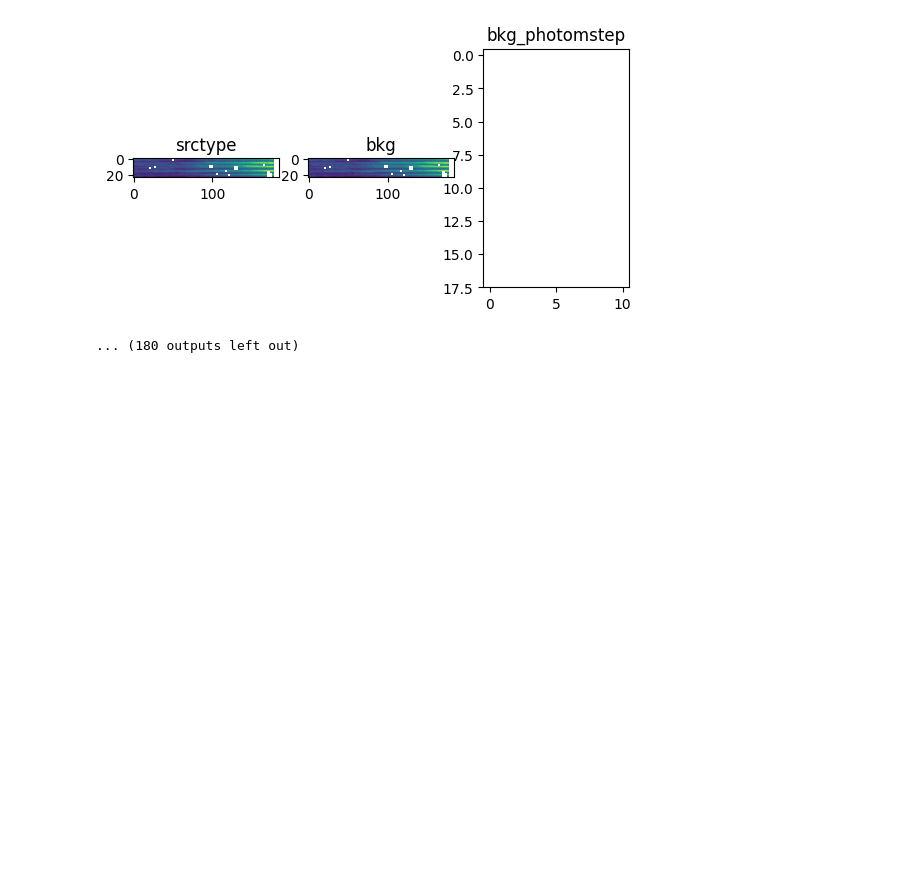
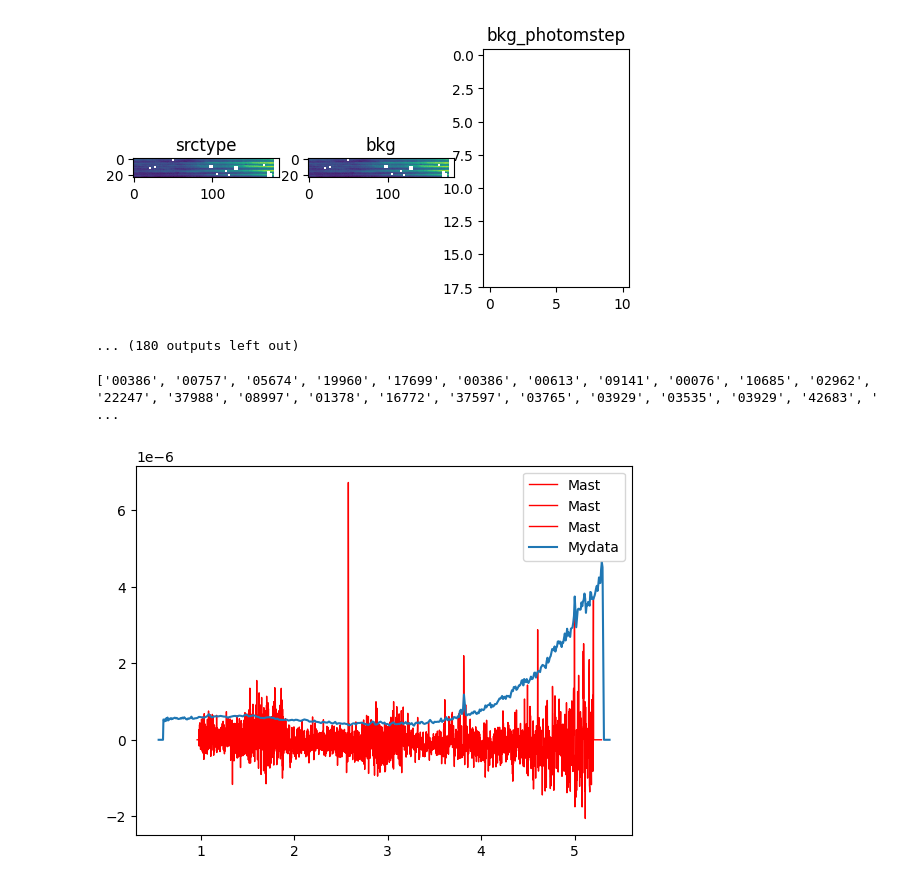
Before and after one commit to TimEpsilon/BetterNIRSpecBackground, a Jupyter notebook: TestStage3/TestStage3.ipynb, the cells around one changed output. Saved outputs shown, nothing was run; the diff lists cells and outputs as text; code cells hidden in the pictures; blank space fills up the shorter version.

```diff
--- a/TestStage3/TestStage3.ipynb
+++ b/TestStage3/TestStage3.ipynb
@@ -37,0 +58,73 @@ for n in range(len(hdul[0])):
+# %%
+path = "../mastDownload/JWST/CEERS-NIRSPEC-P5-PRISM-MSATA/Final/"
+
+# Creates a file signifying that the pipeline has finished
+# As a bonus, this file acts as a table containing the names of the files mentioned in slits_with_double_object.dat
+double_slits = pd.read_csv("../slits_with_double_object.dat", sep=",")
+main_target = double_slits["Central_target"]
+companion = double_slits["Companion"]
+main_target = main_target.apply(numberSameLength)
+companion = companion.apply(numberSameLength)
+
+target_path = []
+n = len(main_target)
+for i in range(n):
+    target = main_target[i]
+    _ = glob(f"{path}*{target}*_s2d.fits")
+    if len(_) > 0 and f"P{double_slits['Pointing'][i]}" in _ [0]:
+        target_path.append(_[0].split("/")[-1])
+    else:
+        target_path.append(None)
+
+for i in range(n):
+    target = companion[i]
+    _ = glob(f"{path}*{target}*_s2d.fits")
+    if len(_) > 0 and f"P{double_slits['Pointing'][i]}" in _ [0]:
+        target_path.append(_[0].split("/")[-1])
+    else:
+        target_path.append(None)
+
+file_of_interest = {"TargetType" : ["Main"]*len(main_target) + ["Companion"]*len(main_target),
+                    "ID" : [*main_target, *companion],
+                    "Path" : target_path}
+
+print([*main_target, *companion])
+df = pd.DataFrame(file_of_interest)
+df.to_csv(f"{path}FilesOfInterest.csv")
+# %% [output]
+['00386', '00757', '05674', '19960', '17699', '00386', '00613', '09141', '00076', '10685', '02962', '22247', '37988', '08997', '01378', '16772', '37597', '03765', '03929', '03535', '03929', '42683', ' ...
+# %%
+plt.figure()
+
+
+
+
+with fits.open("../mastDownload/JWST/CEERS-NIRSPEC-P4-PRISM-MSATA/jw01345-o061_s00386_nirspec_f100lp-g140m_x1d.fits") as hdul:
+    data = hdul[1].data
+    flux = data["FLUX"]
+    wave = data["WAVELENGTH"]
+    plt.plot(wave,flux,label="Mast",color='r',linewidth=1)
+
+with fits.open("../mastDownload/JWST/CEERS-NIRSPEC-P4-PRISM-MSATA/jw01345-o061_s00386_nirspec_f170lp-g235m_x1d.fits") as hdul:
+    data = hdul[1].data
+    flux = data["FLUX"]
+    wave = data["WAVELENGTH"]
+    plt.plot(wave,flux,label="Mast",color='r',linewidth=1)
+
+with fits.open("../mastDownload/JWST/CEERS-NIRSPEC-P4-PRISM-MSATA/jw01345-o061_s00386_nirspec_f290lp-g395m_x1d.fits") as hdul:
+    data = hdul[1].data
+    flux = data["FLUX"]
+    wave = data["WAVELENGTH"]
+    plt.plot(wave,flux,label="Mast",color='r',linewidth=1)
+
+
+with fits.open("../mastDownload/JWST/CEERS-NIRSPEC-P4-PRISM-MSATA/Final/jw01345-o062_s00386_nirspec_clear-prism_x1d.fits") as hdul:
+    data = hdul[1].data
+    flux = data["FLUX"]
+    wave = data["WAVELENGTH"]
+    plt.plot(wave,flux,label="Mydata")
+
+plt.legend()
+plt.show()
+# %% [output]
+[figure, added]
```
Also changed, not shown: parts of 2 cells of this notebook, 3 other files.
